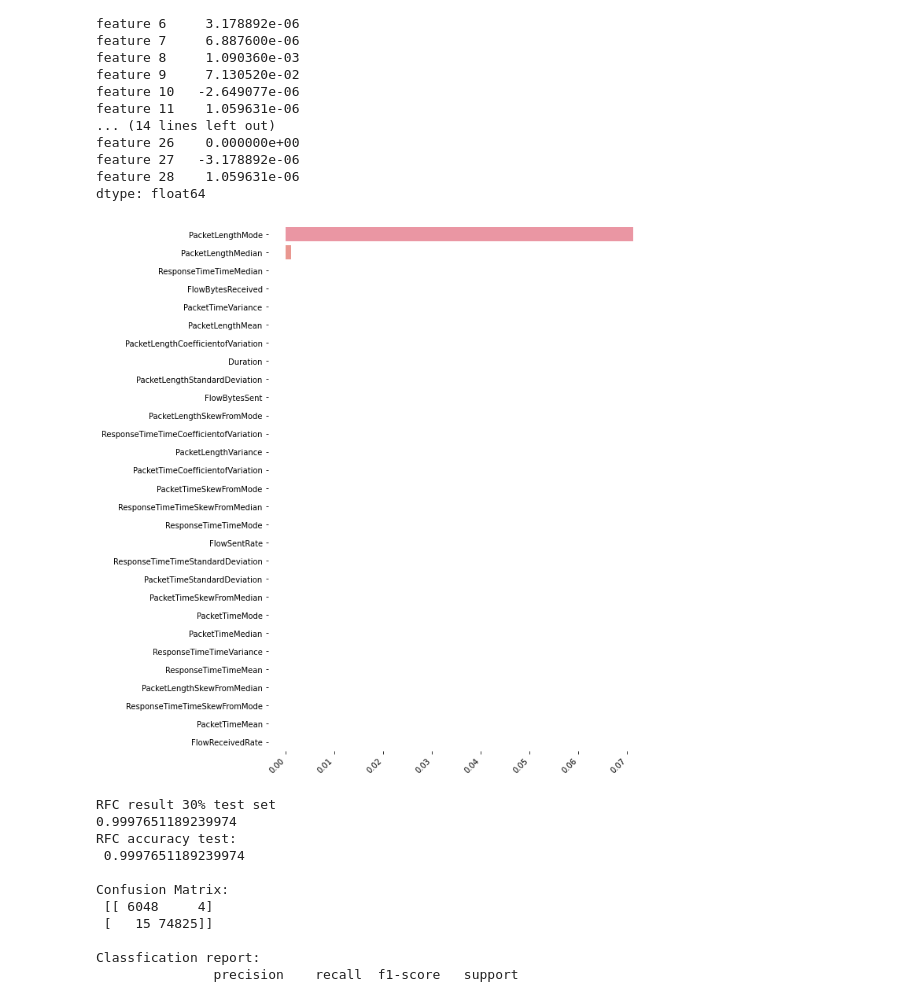
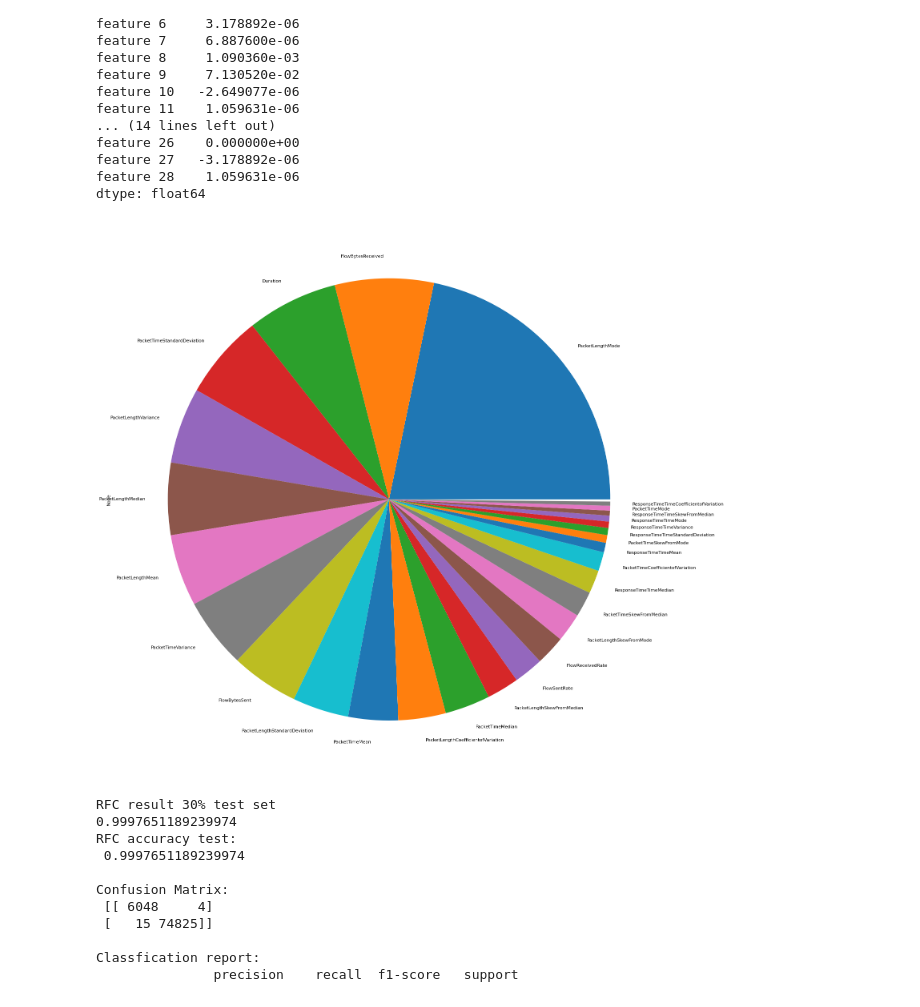
Before and after one commit to PranjalNawarkar/CyberSecurity_CS797_DOH, a Jupyter notebook: doh(1).ipynb, the cells around one changed output. Cells and saved outputs as stored; diff of their text form; code cells hidden in the pictures.

```diff
--- a/doh(1).ipynb
+++ b/doh(1).ipynb
@@ -426,19 +426,19 @@ feature 27   -3.178892e-06
 feature 28    1.059631e-06
 dtype: float64
 # %%
-feature_imp = pd.Series(forest_importances.values, index=X.columns).sort_values(ascending=False)
-fig = plt.figure(figsize=(10, 10))
-feature_imp
-# Creating a bar plot
-sns.barplot(y=feature_imp.index, x=feature_imp)
+# for feature selection
+fig = plt.figure(num=None, figsize=(20, 22), dpi=80, facecolor='w', edgecolor='w')
+feat_importances = pd.Series(clf.feature_importances_, index= X.columns).sort_values(ascending=True)
+feat_importances.nlargest(28).plot(kind='pie')
+#sns.barplot(y=feature_imp.index, x=feature_imp)
 
 # Add labels to your graph
 plt.xticks(rotation=45, horizontalalignment='right')
 sns.despine(left=True, bottom=True)
 plt.tight_layout()
 plt.show()
 # %% [output]
-[figure, old version]
+[figure, new version]
 # %%
 print("RFC result 30% test set")
 rfc = RandomForestClassifier(n_estimators=10)
```
